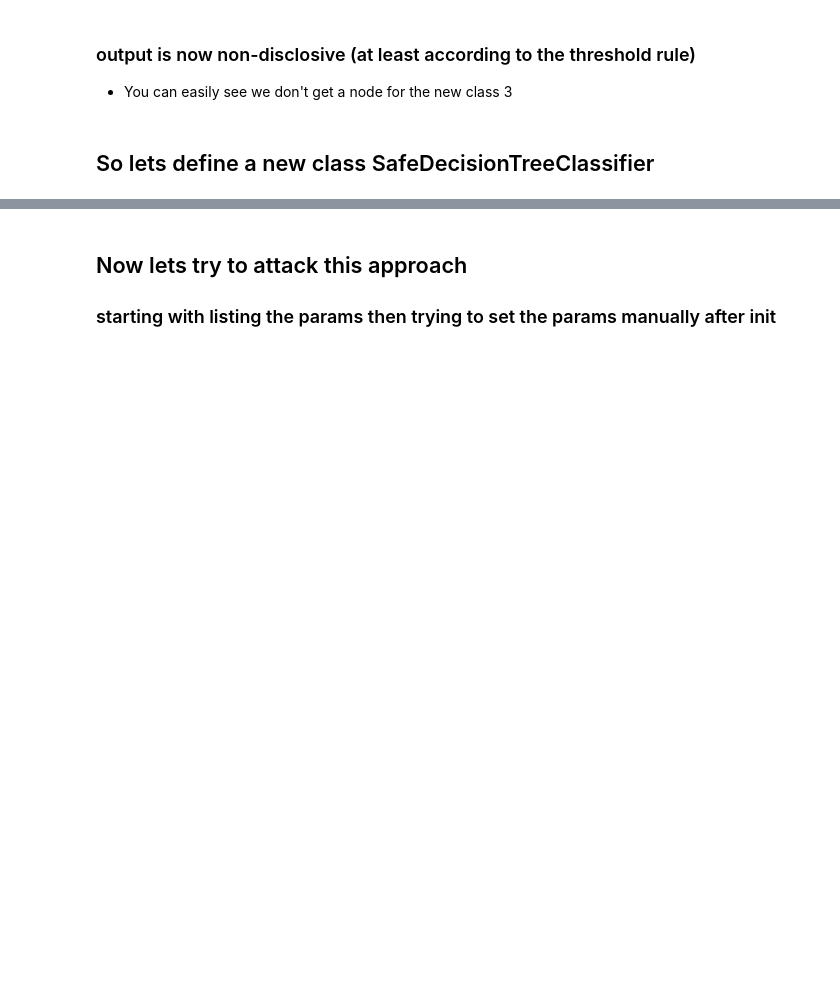
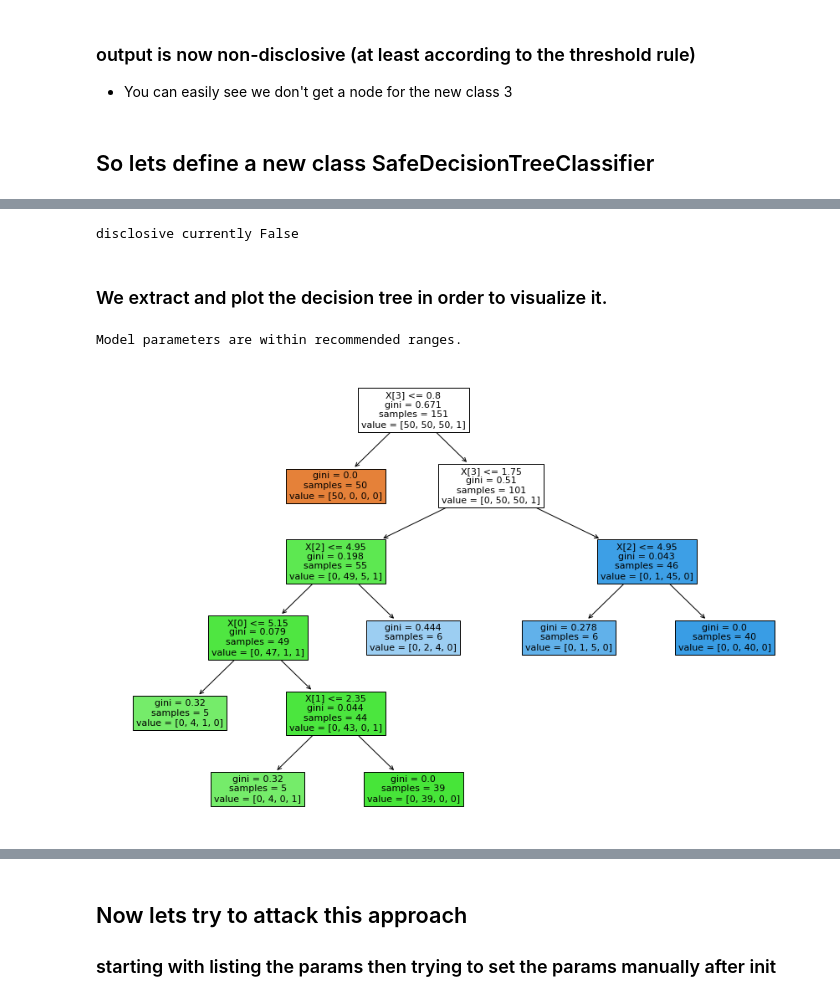
Before and after one commit to AI-SDC/SACRO-ML, a Jupyter notebook: examplenotebooks/example-notebook-decisiontree.ipynb, the cells around one changed output, grey strips where cells are left out. Cells and saved outputs as stored; diff of their text form; code cells hidden in the pictures; blank space fills up the shorter version.

```diff
--- a/examplenotebooks/example-notebook-decisiontree.ipynb
+++ b/examplenotebooks/example-notebook-decisiontree.ipynb
@@ -140,6 +176,24 @@ if disclosive:
+# %%
+safeDTModel.min_samples_leaf = 5
+safeDTModel.min_samples_split = 2
+msg, disclosive = safeDTModel.posthoc_check()
+print(f"disclosive currently {disclosive}")
+if disclosive:
+    print("Because " + msg)
+# %% [output]
+disclosive currently False
+# %% [markdown]
+### We extract and plot the decision tree in order to visualize it.
 # %%
 fig, ax = plt.subplots(1, 1, figsize=(15, 10))
 # output = plot_tree(safeDTModel.model,filled=True, ax=ax,fontsize=11)
 
 output = plot_tree(safeDTModel, filled=True, ax=ax, fontsize=11)
+
+safeDTModel.save(name="testSave.pkl")
+safeDTModel.preliminary_check()
+safeDTModel.request_release("testSave.pkl")
+# %% [output]
+Model parameters are within recommended ranges.
+[figure, added]
 # %% [markdown]
```
Also changed, not shown: parts of 31 cells of this notebook, 2 other files.
